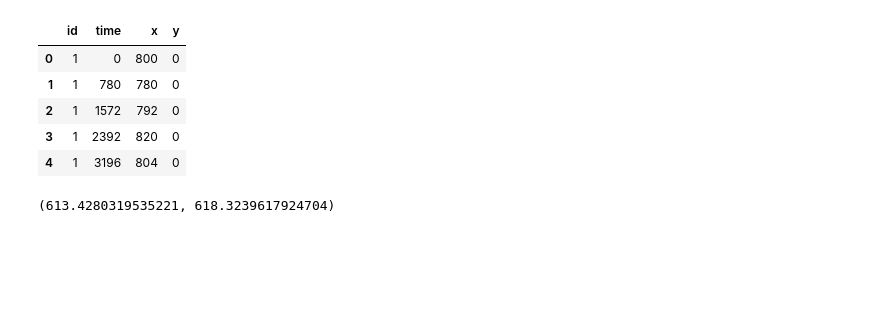
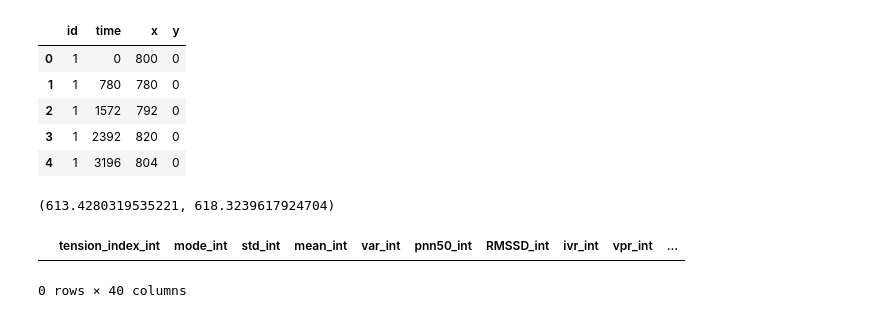
Before and after one commit to OnlyOneUseAcc/CardioSpike, a Jupyter notebook: split_data.ipynb, the cells around one changed output. Cells and saved outputs as stored; diff of their text form; code cells hidden in the pictures; blank space fills up the shorter version.

```diff
--- a/split_data.ipynb
+++ b/split_data.ipynb
@@ -37,0 +41,33 @@ train.to_csv('data/split_data/train.csv')
+# %%
+PREDICT_PART = 10
+
+from main_features.rr_features import StatFeatures
+
+name_cols = ['tension_index_int',
+             'mode_int',
+             'std_int',
+             'mean_int',
+             'var_int',
+             'pnn50_int',
+             'RMSSD_int',
+             'ivr_int',
+             'vpr_int',
+             'papr_int',
+             'tension_index_user',
+             'mode_user',
+             'std_user',
+             'mean_user',
+             'var_user',
+             'pnn50_user',
+             'RMSSD_user',
+             'ivr_user',
+             'vpr_user',
+             'papr_user'] + \
+            [f'r-r-{i}' for i in range(PREDICT_PART)] + \
+            [f'y{i}' for i in range(PREDICT_PART)]
+df_train_stats = pd.DataFrame(columns=name_cols)
+df_test_stats = pd.DataFrame(columns=name_cols)
+df_train_stats.head()
+# %% [output]
+|  | tension_index_int | mode_int | std_int | mean_int | var_int | pnn50_int | RMSSD_int | ivr_int | vpr_int | ... |
+0 rows × 40 columns
```
Also changed, not shown: parts of 6 cells of this notebook, 4 other files.
